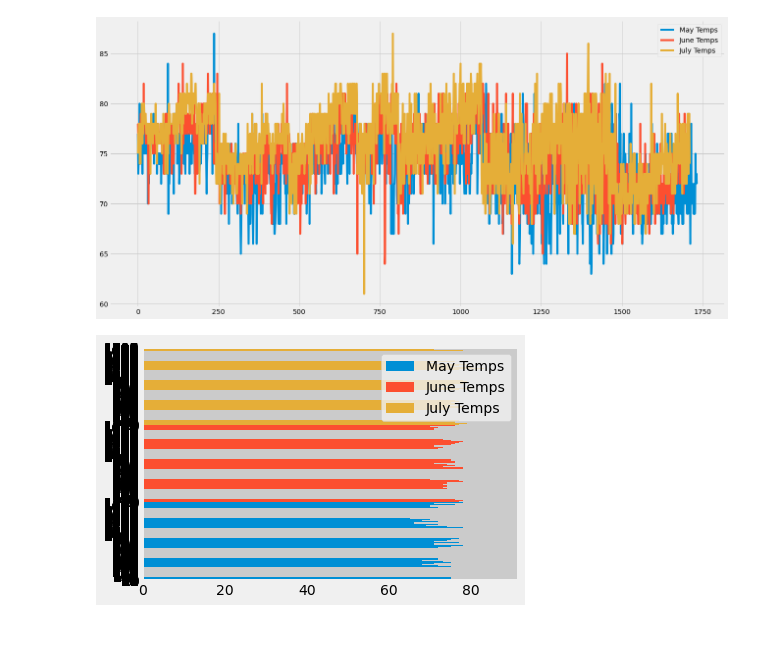
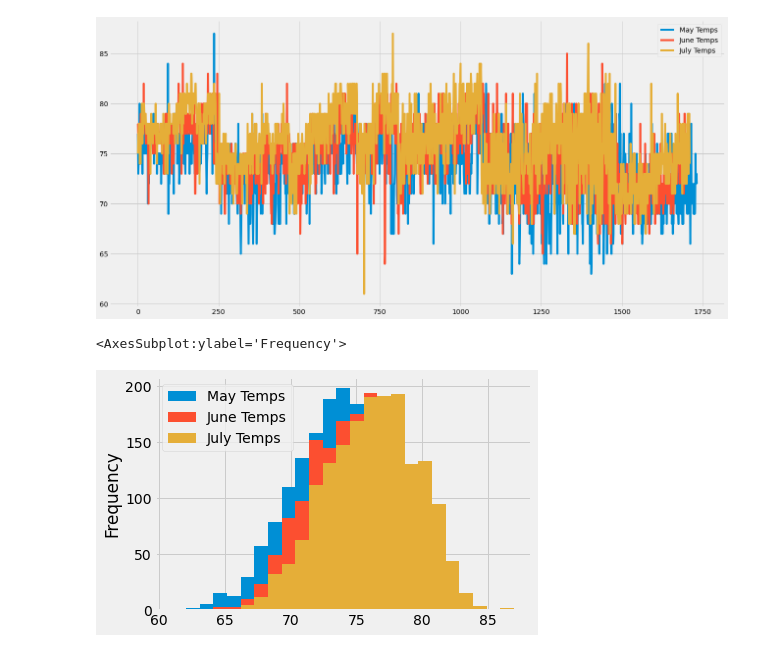
Before and after one commit to eneubauer2022/surfs_up, a Jupyter notebook: SurfsUp_Challenge.ipynb, the cells around one changed output. Saved outputs shown, nothing was run; the diff lists cells and outputs as text; code cells hidden in the pictures.

```diff
--- a/SurfsUp_Challenge.ipynb
+++ b/SurfsUp_Challenge.ipynb
@@ -357,10 +381,11 @@ df3.plot(figsize=(20,10))
 # %% [output]
 <AxesSubplot:>
 [figure]
-# %%
-df3.plot(kind='barh',stacked=True);
-# %% [output]
-[figure, removed]
+# %%
+df3.plot.hist(bins=25)
+# %% [output]
+<AxesSubplot:ylabel='Frequency'>
+[figure, added]
 # %%
 df4 = pd.concat([results_nov_df, results_dec_df, results_jan_df])
 df4.describe()
```
Also changed, not shown: parts of 6 cells of this notebook, 5 other files.
